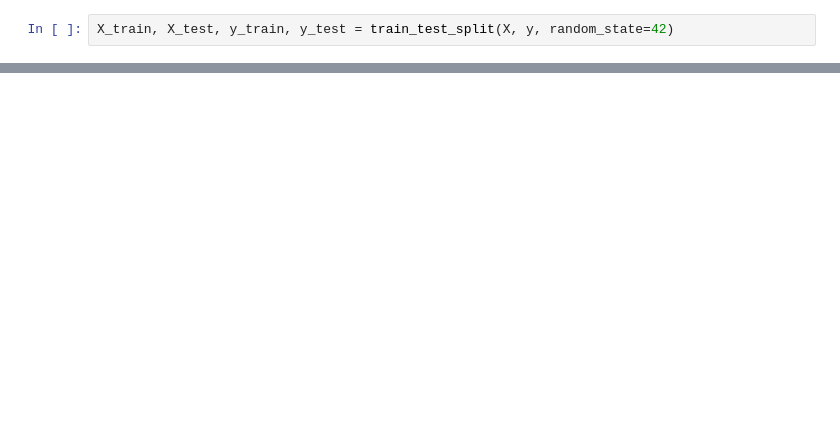
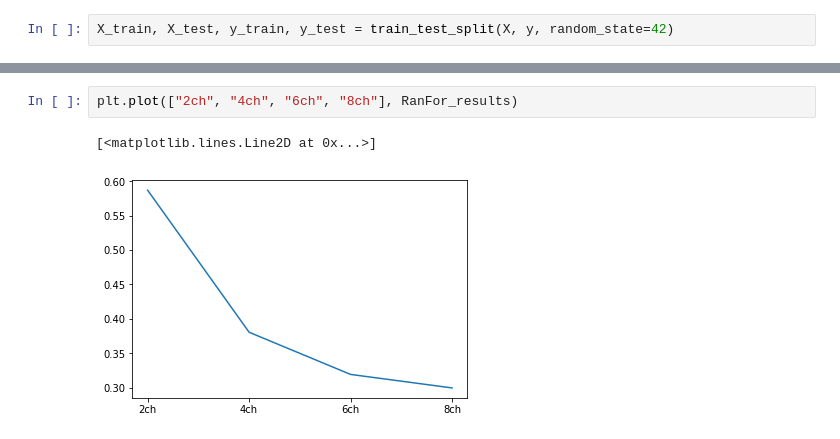
Before and after one commit to tslindner/Script-Text-Classification-ML, a Jupyter notebook: WIP_dirs/Tim/ML_algs.ipynb, the cells around one changed output, grey strips where cells are left out. Saved outputs shown, nothing was run; the diff lists cells and outputs as text; blank space fills up the shorter version.

```diff
--- a/WIP_dirs/Tim/ML_algs.ipynb
+++ b/WIP_dirs/Tim/ML_algs.ipynb
@@ -184,0 +293,5 @@ np.mean(predicted_svm == d)
+# %%
+plt.plot(["2ch", "4ch", "6ch", "8ch"], RanFor_results)
+# %% [output]
+[<matplotlib.lines.Line2D at 0x...>]
+[figure, added]
```
Also changed, not shown: parts of 28 cells of this notebook, 23 other files.
